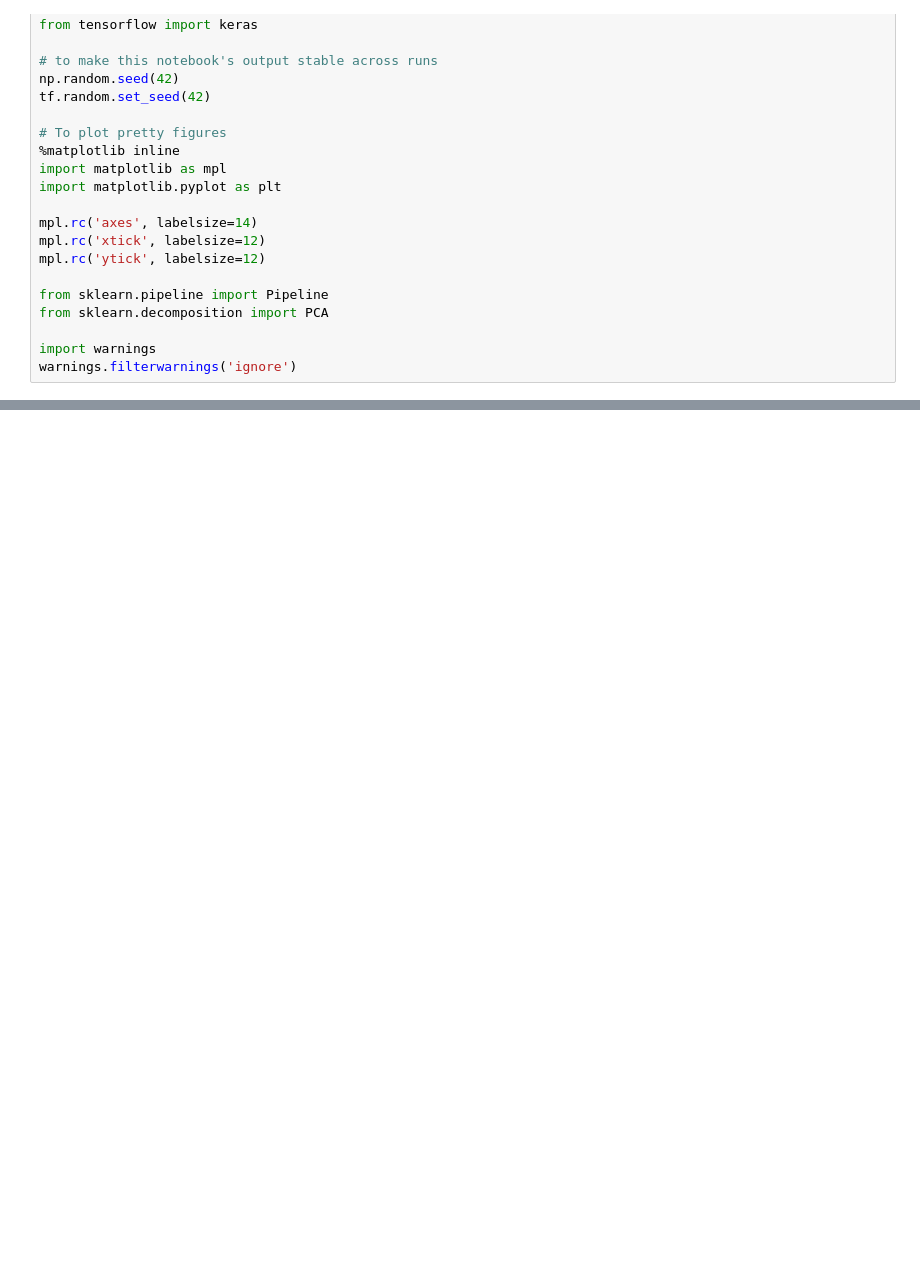
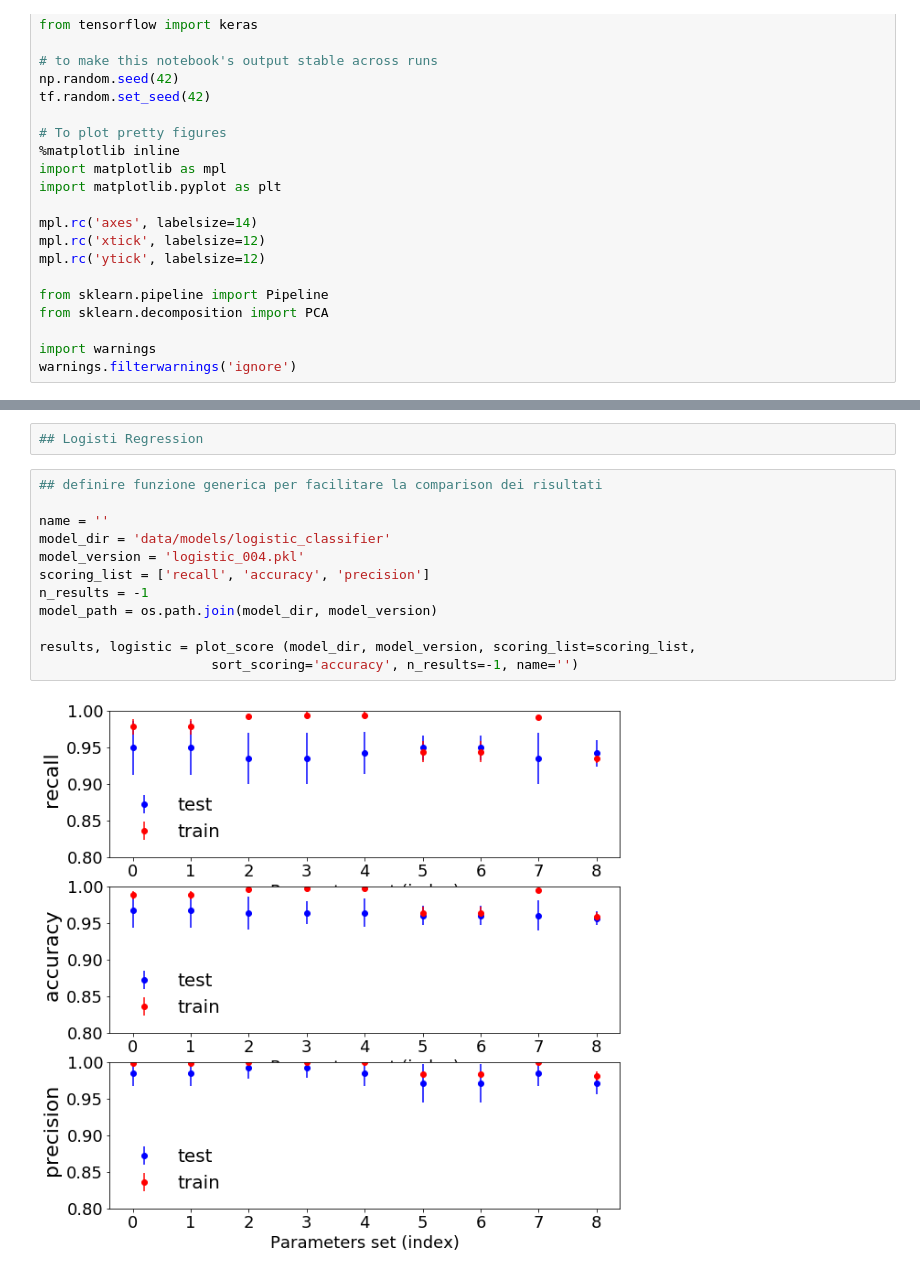
Before and after one commit to francescogiordano94/vacuum_gauge, a Jupyter notebook: visualize_and_compare.ipynb, the cells around one changed output, grey strips where cells are left out. Drawn from its saved outputs; the diff is of its cells as text; blank space fills up the shorter version.

```diff
--- a/visualize_and_compare.ipynb
+++ b/visualize_and_compare.ipynb
@@ -41,0 +86,16 @@ plot_score (model_dir, model_version, scoring='accuracy', n_results=-1, name='')
+# %%
+## Logisti Regression
+# %%
+## definire funzione generica per facilitare la comparison dei risultati
+
+name = ''
+model_dir = 'data/models/logistic_classifier'
+model_version = 'logistic_004.pkl'
+scoring_list = ['recall', 'accuracy', 'precision']
+n_results = -1
+model_path = os.path.join(model_dir, model_version)
+
+results, logistic = plot_score (model_dir, model_version, scoring_list=scoring_list,
+                      sort_scoring='accuracy', n_results=-1, name='')
+# %% [output]
+[figure, added]
```
Also changed, not shown: parts of 20 cells of this notebook, 2 other files.
